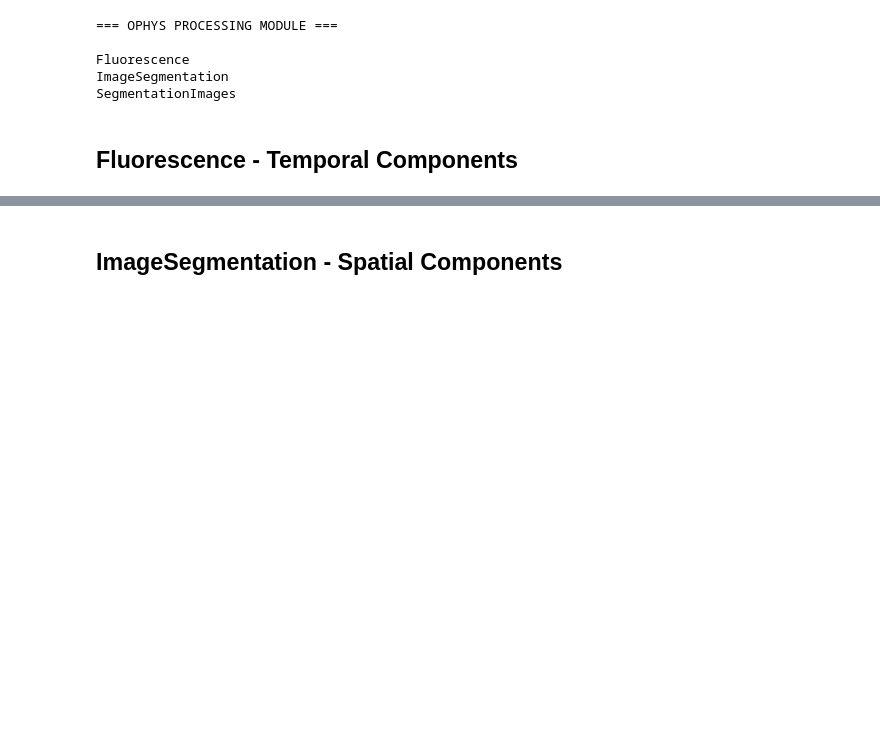
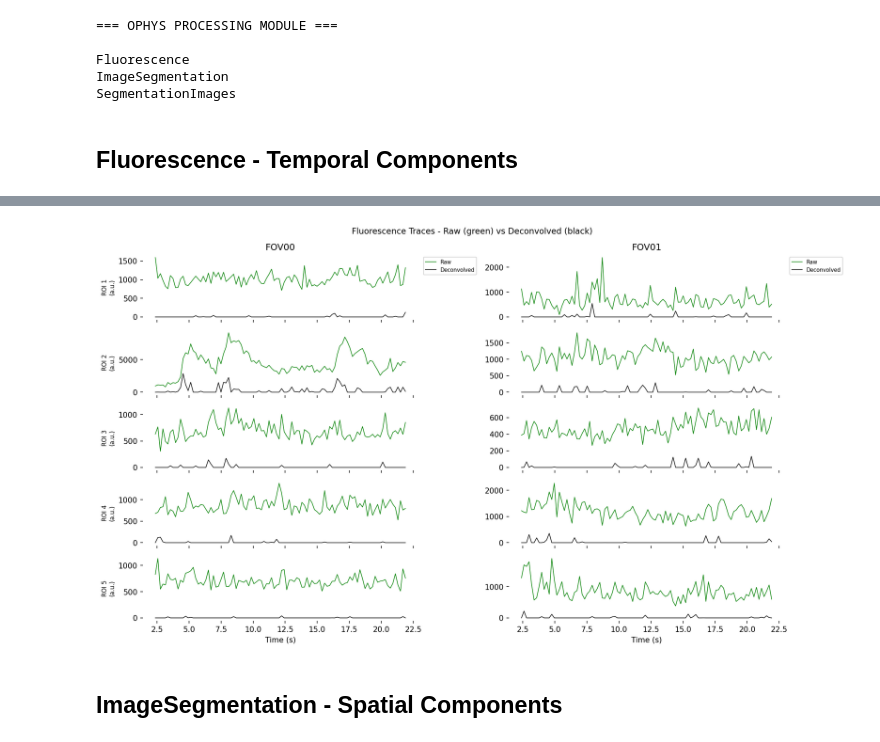
Before and after one commit to catalystneuro/IBL-mesoscope-to-nwb, a Jupyter notebook: src/ibl_mesoscope_to_nwb/mesoscope2025/tutorials/processed.ipynb, the cells around one changed output, grey strips where cells are left out. Cells and saved outputs as stored; diff of their text form; code cells hidden in the pictures; blank space fills up the shorter version.

```diff
--- a/src/ibl_mesoscope_to_nwb/mesoscope2025/tutorials/processed.ipynb
+++ b/src/ibl_mesoscope_to_nwb/mesoscope2025/tutorials/processed.ipynb
@@ -287,16 +301,0 @@ TODO PLOT:
-# %%
-num_rois = 5
-fig, ax = plt.subplots(num_rois, 1, figsize=(12, 8), dpi=200, sharex=True, sharey=True)
-
-roi_response_raw = fluorescence_module.roi_response_series["RawROIResponseSeriesFOV00"]
-roi_response_deconvolved = fluorescence_module.roi_response_series["DeconvolvedROIResponseSeriesFOV00"]
-time = roi_response_raw.timestamps[:1000]  # First 1000 time points
-for roi_idx in range(num_rois):  # Plot first 5 ROIs
-    ax[roi_idx].plot(time, roi_response_raw.data[:1000, roi_idx], label=f"Raw", color="green")
-    ax[roi_idx].plot(time, roi_response_deconvolved.data[:1000, roi_idx], label=f"Deconvolved", color="black")
-    ax[roi_idx].legend(bbox_to_anchor=(1.01, 1), loc="upper left")
-    ax[roi_idx].set_frame_on(False)
-    ax[roi_idx].set_title("Fluorescence Traces - ROI {}".format(roi_idx + 1))
-    ax[roi_idx].set_xlabel("Time (s)")
-    ax[roi_idx].set_ylabel("a.u.")
-plt.tight_layout()
@@ -305,3 +302,50 @@ plt.tight_layout()
+# %%
+# --- Plot raw vs deconvolved traces for multiple FOVs side by side ---
+import pynwb
+
+fluorescence_module = None
+for name, proc in nwbfile.processing['ophys'].data_interfaces.items():
+    if isinstance(proc, pynwb.ophys.Fluorescence):
+        fluorescence_module = proc
+        break
+
+# Collect FOV names
+fov_names = sorted(set(
+    name.replace('RawROIResponseSeries', '').replace('DeconvolvedROIResponseSeries', '')
+    for name in fluorescence_module.roi_response_series
+))
+
+num_rois = 5
+n_time = 1000
+
+fig, axes = plt.subplots(num_rois, len(fov_names), figsize=(14, 8), dpi=150,
+                          sharex='col', sharey=False)
+
+for col, fov in enumerate(fov_names):
+    raw_key = f'RawROIResponseSeries{fov}'
+    dec_key = f'DeconvolvedROIResponseSeries{fov}'
+    raw_series = fluorescence_module.roi_response_series[raw_key]
+    dec_series = fluorescence_module.roi_response_series[dec_key]
+    time = raw_series.timestamps[:n_time]
+
+    for roi_idx in range(num_rois):
+        ax = axes[roi_idx, col] if len(fov_names) > 1 else axes[roi_idx]
+        ax.plot(time, raw_series.data[:n_time, roi_idx], color='green', linewidth=0.8, label='Raw')
+        ax.plot(time, dec_series.data[:n_time, roi_idx], color='black', linewidth=0.8, label='Deconvolved')
+        ax.set_frame_on(False)
+        if roi_idx == 0:
+            ax.set_title(f'{fov}')
+            ax.legend(bbox_to_anchor=(1.01, 1), loc='upper left', fontsize=7)
+        if col == 0:
+            ax.set_ylabel(f'ROI {roi_idx + 1}\n(a.u.)', fontsize=8)
+        if roi_idx == num_rois - 1:
+            ax.set_xlabel('Time (s)')
+
+fig.suptitle('Fluorescence Traces - Raw (green) vs Deconvolved (black)', fontsize=11)
+plt.tight_layout()
+plt.show()
+# %% [output]
+[figure, added]
 # %% [markdown]
 ## ImageSegmentation - Spatial Components
 # %%
```
Also changed, not shown: parts of 17 cells of this notebook, 3 other files.
